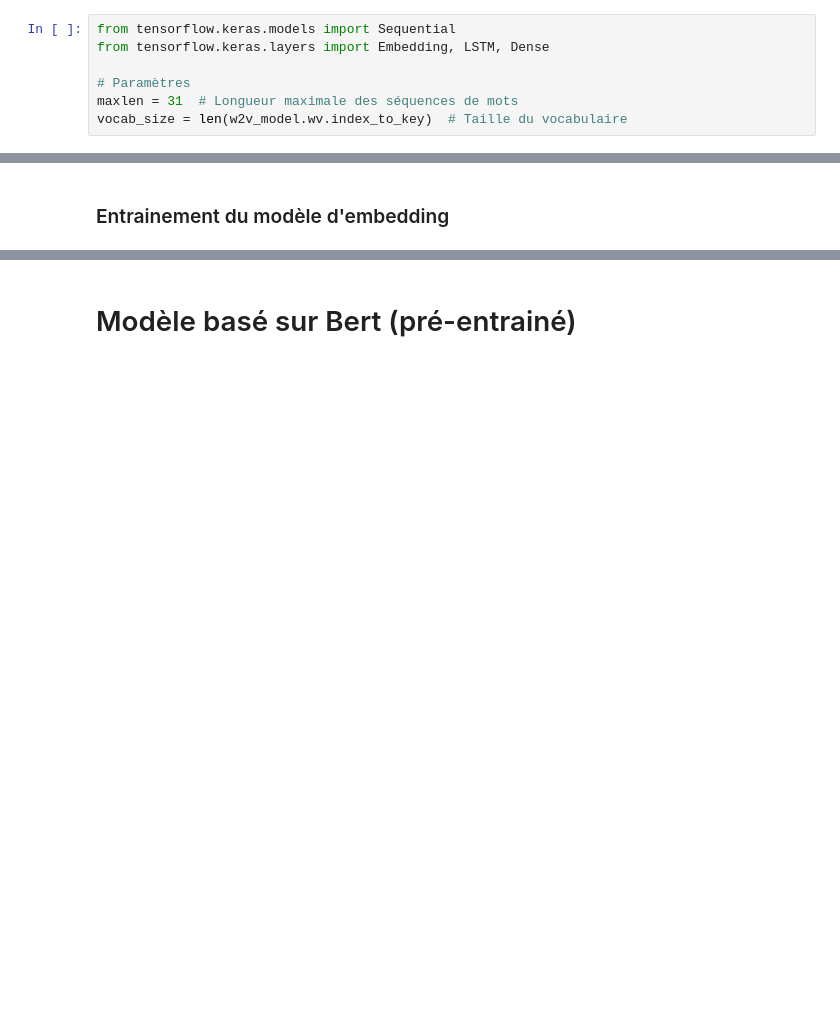
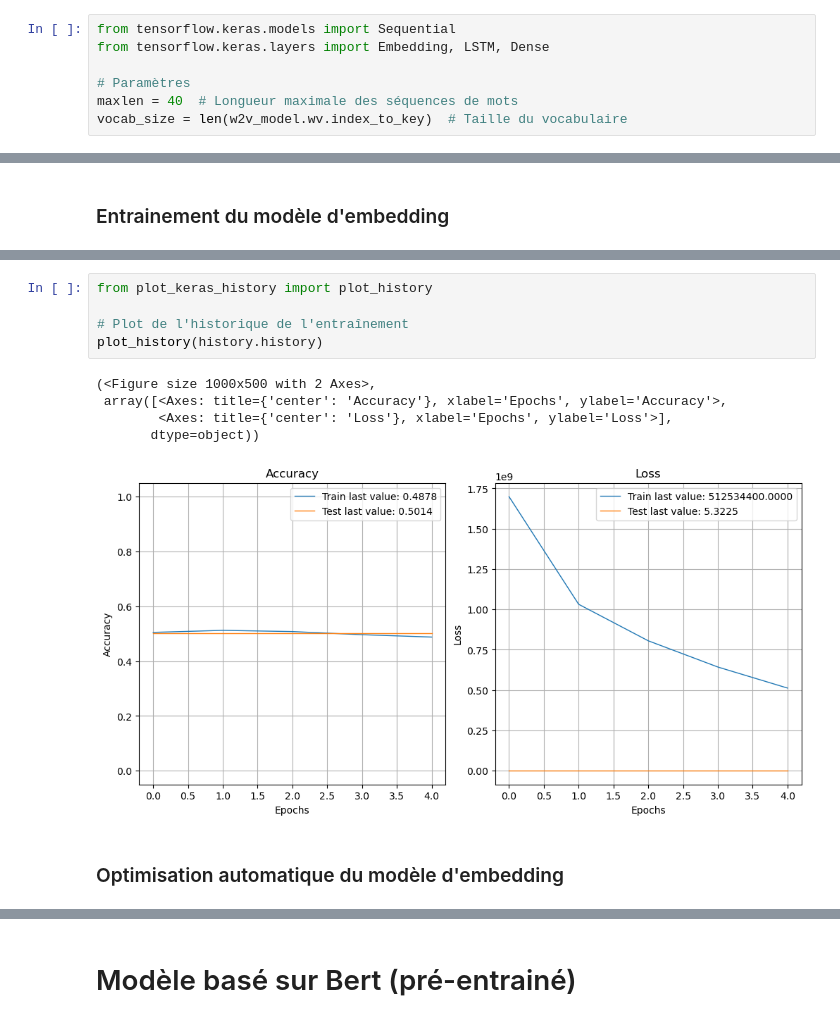
Before and after one commit to cecile-aie/oc_aiep7, a Jupyter notebook: P7_modele_avance.ipynb, the cells around one changed output, grey strips where cells are left out. Drawn from its saved outputs; the diff is of its cells as text; blank space fills up the shorter version.

Commit message:
Introduction Keras Tuner et plot-keras-history - W2vec optimisé acc 0.7

```diff
--- a/P7_modele_avance.ipynb
+++ b/P7_modele_avance.ipynb
@@ -92,7 +92,7 @@ from tensorflow.keras.models import Sequential
 from tensorflow.keras.layers import Embedding, LSTM, Dense
 
 # Paramètres
-maxlen = 31  # Longueur maximale des séquences de mots
+maxlen = 40  # Longueur maximale des séquences de mots
 vocab_size = len(w2v_model.wv.index_to_key)  # Taille du vocabulaire
 # %%
 # Instanciation du modèle séquentiel 1
@@ -379,0 +354,13 @@ plt.show()
+# %%
+from plot_keras_history import plot_history
+
+# Plot de l'historique de l'entraînement
+plot_history(history.history)
+# %% [output]
+(<Figure size 1000x500 with 2 Axes>,
+ array([<Axes: title={'center': 'Accuracy'}, xlabel='Epochs', ylabel='Accuracy'>,
+        <Axes: title={'center': 'Loss'}, xlabel='Epochs', ylabel='Loss'>],
+       dtype=object))
+[figure, added]
+# %% [markdown]
+### Optimisation automatique du modèle d'embedding
```
Also changed, not shown: parts of 22 cells of this notebook.
